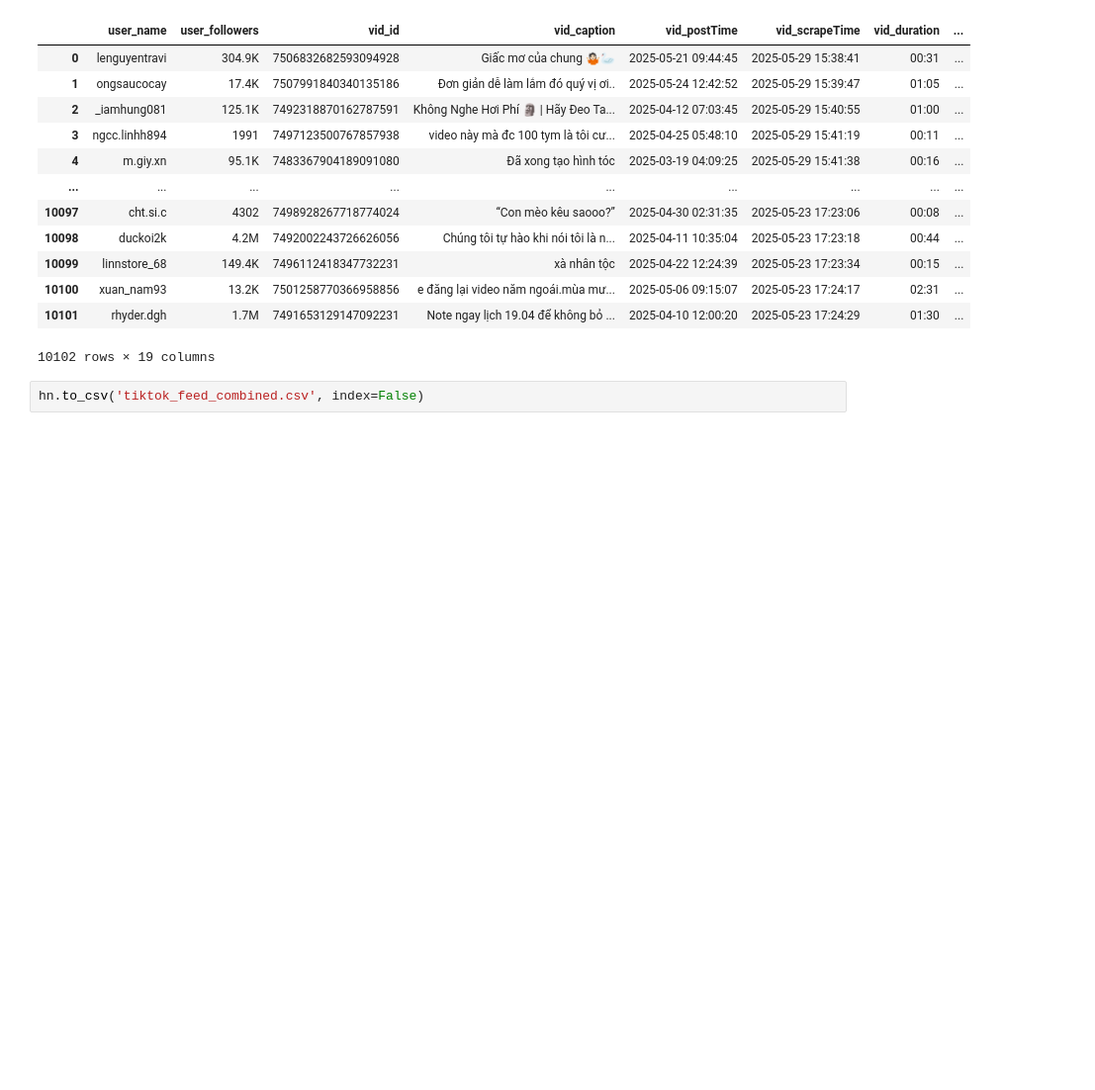
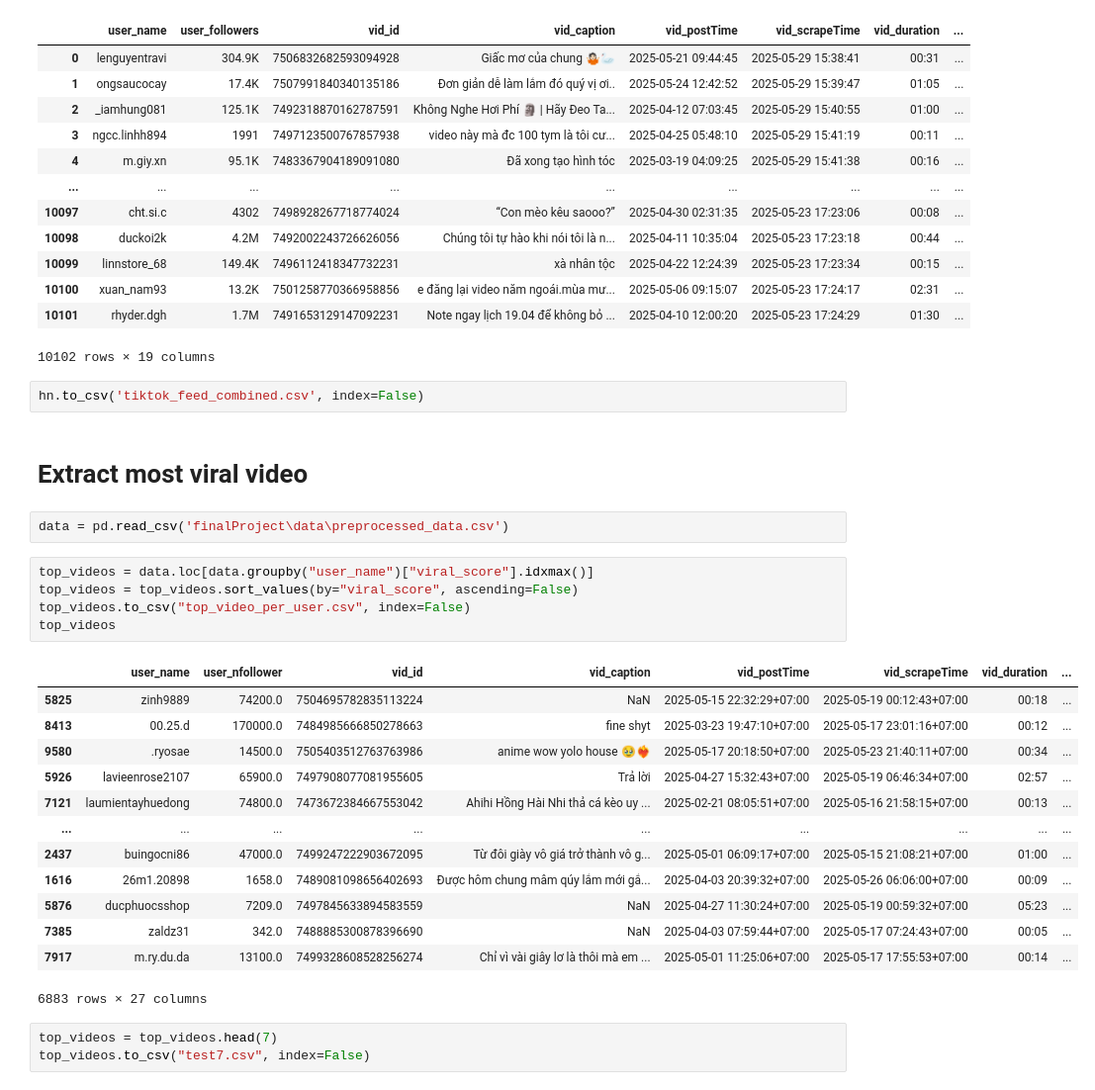
Before and after one commit to thienphucle/IE403.P21_Social_Media_Data_Mining, a Jupyter notebook: combine.ipynb, the cells around one changed output. Shown at 99% size. Drawn from its saved outputs; the diff is of its cells as text; blank space fills up the shorter version.

Commit message:
data

```diff
--- a/combine.ipynb
+++ b/combine.ipynb
@@ -26,3 +28,29 @@ hn
 10102 rows × 19 columns
 # %%
 hn.to_csv('tiktok_feed_combined.csv', index=False)
+# %% [markdown]
+# Extract most viral video
+# %%
+data = pd.read_csv('finalProject\data\preprocessed_data.csv')
+# %%
+top_videos = data.loc[data.groupby("user_name")["viral_score"].idxmax()]
+top_videos = top_videos.sort_values(by="viral_score", ascending=False)
+top_videos.to_csv("top_video_per_user.csv", index=False)
+top_videos
+# %% [output]
+|  | user_name | user_nfollower | vid_id | vid_caption | vid_postTime | vid_scrapeTime | vid_duration | ... |
+| 5825 | zinh9889 | 74200.0 | 7504695782835113224 | NaN | 2025-05-15 22:32:29+07:00 | 2025-05-19 00:12:43+07:00 | 00:18 | ... |
+| 8413 | 00.25.d | 170000.0 | 7484985666850278663 | fine shyt | 2025-03-23 19:47:10+07:00 | 2025-05-17 23:01:16+07:00 | 00:12 | ... |
+| 9580 | .ryosae | 14500.0 | 7505403512763763986 | anime wow yolo house 🥹❤️‍🔥 | 2025-05-17 20:18:50+07:00 | 2025-05-23 21:40:11+07:00 | 00:34 | ... |
+| 5926 | lavieenrose2107 | 65900.0 | 7497908077081955605 | Trả lời | 2025-04-27 15:32:43+07:00 | 2025-05-19 06:46:34+07:00 | 02:57 | ... |
+| 7121 | laumientayhuedong | 74800.0 | 7473672384667553042 | Ahihi Hồng Hài Nhi thả cá kèo uy ... | 2025-02-21 08:05:51+07:00 | 2025-05-16 21:58:15+07:00 | 00:13 | ... |
+| ... | ... | ... | ... | ... | ... | ... | ... | ... |
+| 2437 | buingocni86 | 47000.0 | 7499247222903672095 | Từ đôi giày vô giá trở thành vô g... | 2025-05-01 06:09:17+07:00 | 2025-05-15 21:08:21+07:00 | 01:00 | ... |
+| 1616 | 26m1.20898 | 1658.0 | 7489081098656402693 | Được hôm chung mâm qúy lắm mới gắ... | 2025-04-03 20:39:32+07:00 | 2025-05-26 06:06:00+07:00 | 00:09 | ... |
+| 5876 | ducphuocsshop | 7209.0 | 7497845633894583559 | NaN | 2025-04-27 11:30:24+07:00 | 2025-05-19 00:59:32+07:00 | 05:23 | ... |
+| 7385 | zaldz31 | 342.0 | 7488885300878396690 | NaN | 2025-04-03 07:59:44+07:00 | 2025-05-17 07:24:43+07:00 | 00:05 | ... |
+| 7917 | m.ry.du.da | 13100.0 | 7499328608528256274 | Chỉ vì vài giây lơ là thôi mà em ... | 2025-05-01 11:25:06+07:00 | 2025-05-17 17:55:53+07:00 | 00:14 | ... |
+6883 rows × 27 columns
+# %%
+top_videos = top_videos.head(7)
+top_videos.to_csv("test7.csv", index=False)
```
Also changed, not shown: parts of 1 cell of this notebook, 11 other files.
